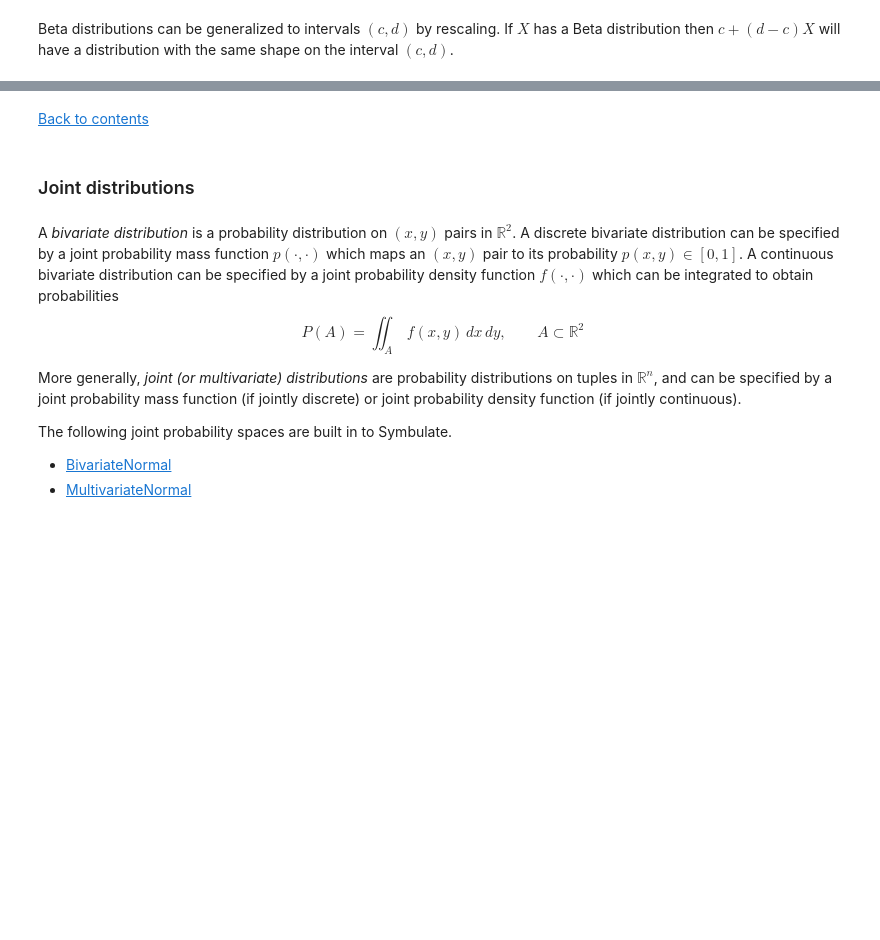
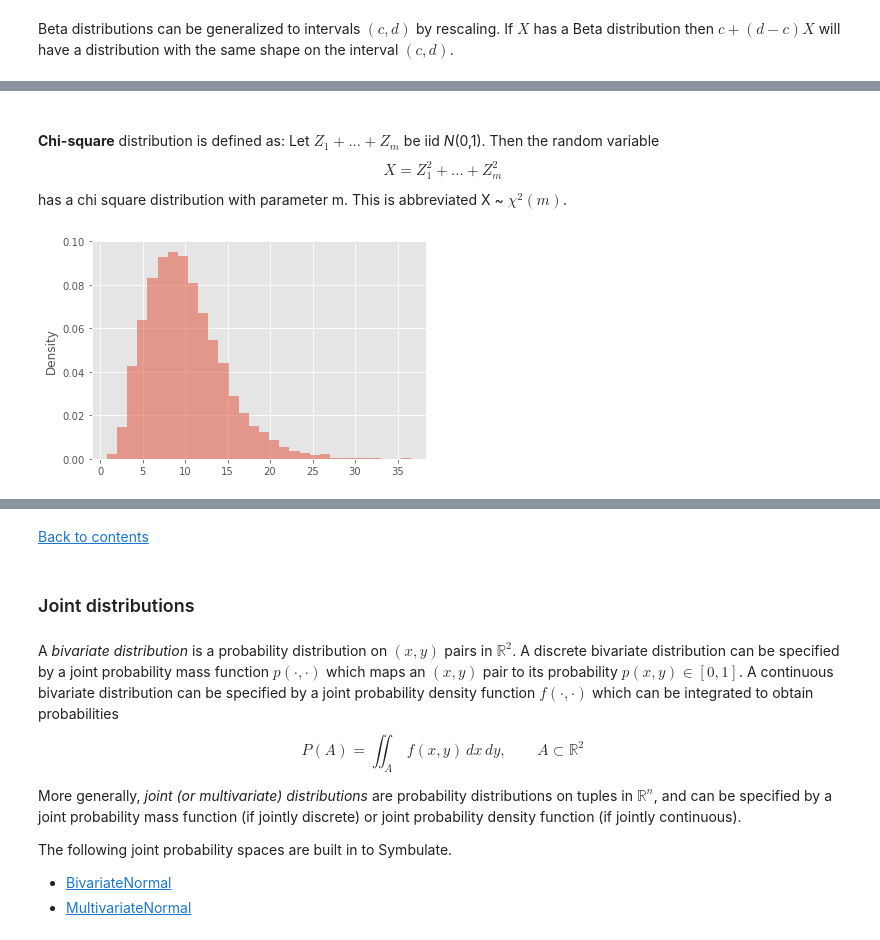
Before and after one commit to dlsun/symbulate, a Jupyter notebook: docs/common.ipynb, the cells around one changed output, grey strips where cells are left out. Cells and saved outputs as stored; diff of their text form; code cells hidden in the pictures; blank space fills up the shorter version.

Commit message:
updated to contain chi-square, t, and f distribution documentation

```diff
--- a/docs/common.ipynb
+++ b/docs/common.ipynb
@@ -307,0 +311,13 @@ d = 15
+# %% [markdown]
+<a id='chisquare'></a>
+# %% [markdown]
+**Chi-square** distribution is defined as: Let $Z_1 + ... + Z_m$ be iid *N*(0,1). Then the random variable
+$$X = Z_1^2 + ... + Z_m^2$$
+has a chi square distribution with parameter m. This is abbreviated X ~ $\chi^2(m)$.
+# %%
+m = 10
+X = RV(ChiSquare(df = m)).sim(10000)
+X.mean(), X.sd()
+X.plot(bins = 30)
+# %% [output]
+[figure, added]
```
Also changed, not shown: parts of 40 cells of this notebook.
